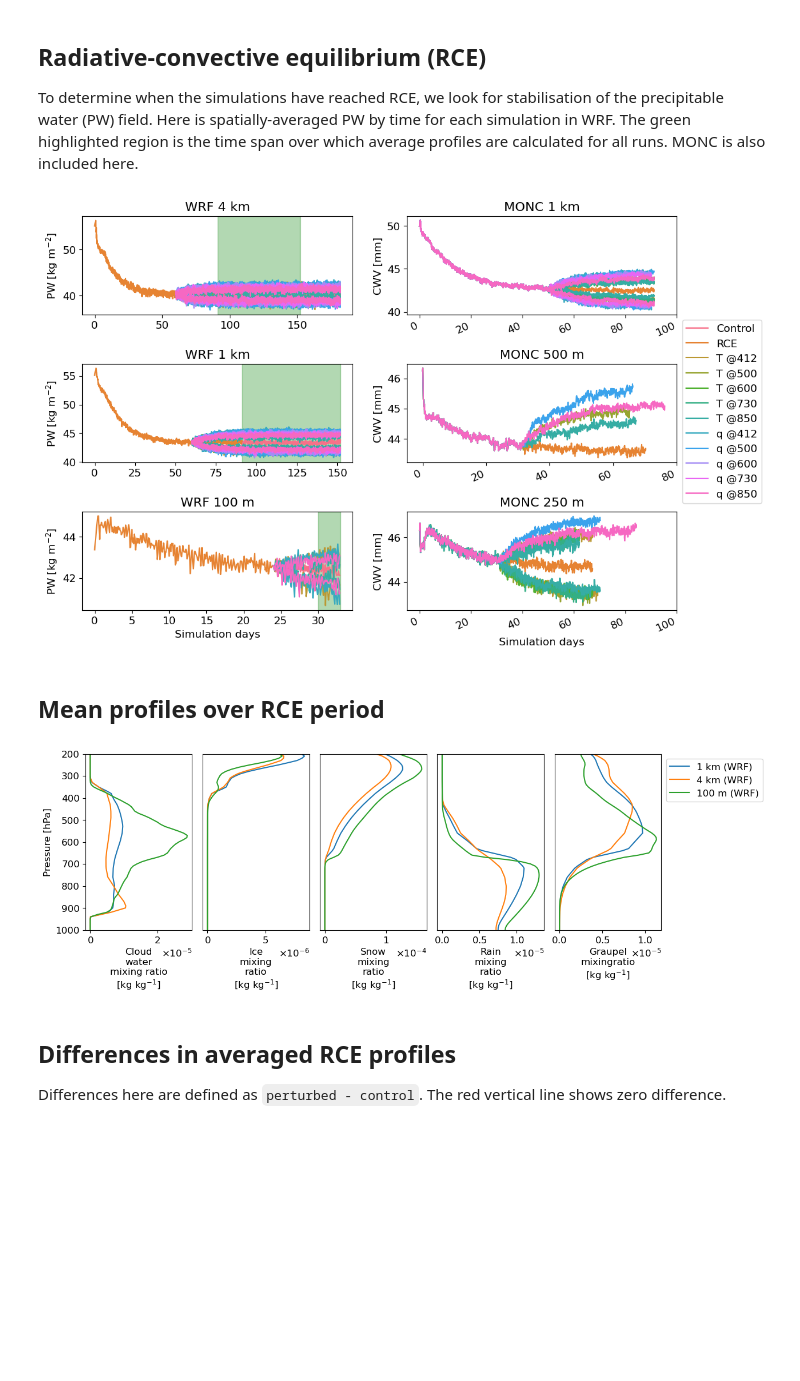
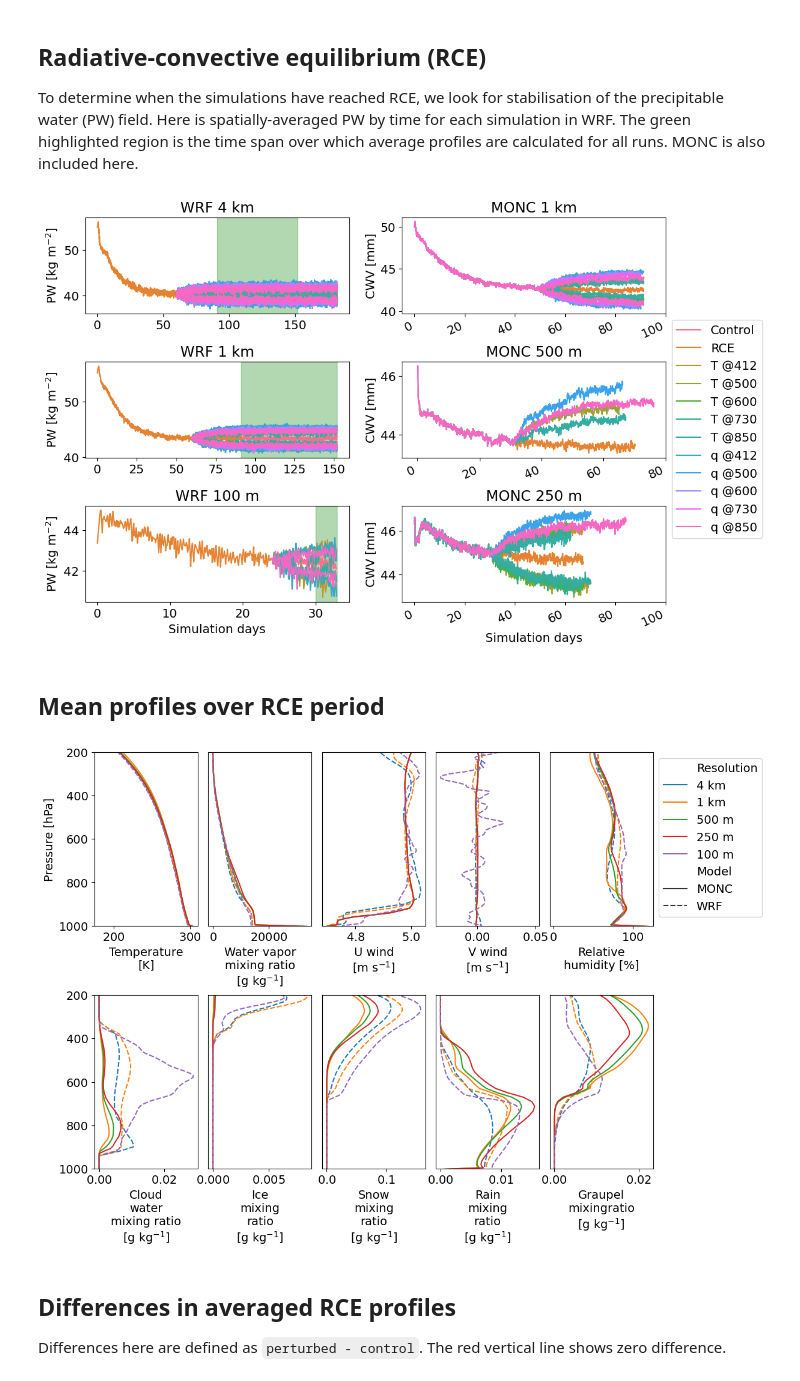
Before and after one commit to traupach/wrf_lrf_les, a Jupyter notebook: analysis/perturbation_analysis.ipynb, the cells around one changed output. Saved outputs shown, nothing was run; the diff lists cells and outputs as text; code cells hidden in the pictures; blank space fills up the shorter version.

Commit message:
Updated rce profiles figure.

```diff
--- a/analysis/perturbation_analysis.ipynb
+++ b/analysis/perturbation_analysis.ipynb
@@ -63,7 +63,7 @@ inputs = wp.input_map(perts=perts, basedir=basedir)
 
 # Figure settings.
 plt.rcParams["figure.figsize"] = wp.FIGURE_SIZE  # Figure size for non-facetted plots.
-plt.rcParams["font.size"] = 12  # Font size for plots.
+plt.rcParams["font.size"] = 14  # Font size for plots.
 plt.rcParams["axes.formatter.useoffset"] = False  # Don't use offsets in plots.
 
 plot_levels = [850, 500, 410, 100]  # Pressure levels to plot individually [hPa].
@@ -105,7 +105,7 @@ wp.plot_ts_wrf_monc(
     file='paper/figures/runs_timeseries.pdf',
 )
 # %% [output]
-[figure, old version]
+[figure, new version]
 # %% [markdown]
 ## Mean profiles over RCE period
 # %%
@@ -113,5 +113,15 @@ reload(wp)
 monc_ctrl_profs = wp.read_MONC_profs()
 wrf_ctrl_profs = pd.concat([wrf_profs[x].sel(Dataset="Control").to_dataframe().drop(columns='Dataset').assign(res=x, model='WRF') for x in wrf_profs])
 wrf_ctrl_profs = wrf_ctrl_profs.reset_index()
+
+# Convert wrf mixing ratios to g kg-1.
+wrf_ctrl_profs['q'] = wrf_ctrl_profs.q * 1000
+wrf_ctrl_profs['q'] = wrf_ctrl_profs.q * 1000
+wrf_ctrl_profs['qcloud'] = wrf_ctrl_profs.qcloud * 1000
+wrf_ctrl_profs['qice'] = wrf_ctrl_profs.qice * 1000
+wrf_ctrl_profs['qsnow'] = wrf_ctrl_profs.qsnow * 1000
+wrf_ctrl_profs['qrain'] = wrf_ctrl_profs.qrain * 1000
+wrf_ctrl_profs['qgraup'] = wrf_ctrl_profs.qgraup * 1000
+
 profs = pd.concat([wrf_ctrl_profs, monc_ctrl_profs])
 profs = profs.rename(columns={'res': 'Resolution', 'model': 'Model'})
@@ -120,17 +128,25 @@ wp.plot_mean_profiles(profs=profs, file='paper/figures/rce_profiles.pdf')
 # %%
+reload(wp)
 wp.plot_mean_profiles(
-    wrf_profs,
-    variables=["qcloud", "qice", "qsnow", "qrain", "qgraup"],
+    profs=profs,
+    variables=['tk', 'q', 'ua', 'va', 'rh', 'qcloud', 'qice', 'qsnow', 'qrain', 'qgraup'],
     relabel={
-        "qcloud": "Cloud\nwater\nmixing ratio\n[kg kg$^{-1}$]",
-        "qice": "Ice\nmixing\nratio\n[kg kg$^{-1}$]",
-        "qsnow": "Snow\nmixing\nratio\n[kg kg$^{-1}$]",
-        "qrain": "Rain\nmixing\nratio\n[kg kg$^{-1}$]",
-        "qgraup": "Graupel\nmixingratio\n[kg kg$^{-1}$]",
+        'tk': 'Temperature\n[K]',
+        'q': 'Water vapor\nmixing ratio\n[g kg$^{-1}$]',
+        'ua': 'U wind\n[m s$^{-1}$]',
+        'va': 'V wind\n[m s$^{-1}$]',
+        'rh': 'Relative\nhumidity [%]',
+        'qcloud': 'Cloud\nwater\nmixing ratio\n[g kg$^{-1}$]',
+        'qice': 'Ice\nmixing\nratio\n[g kg$^{-1}$]',
+        'qsnow': 'Snow\nmixing\nratio\n[g kg$^{-1}$]',
+        'qrain': 'Rain\nmixing\nratio\n[g kg$^{-1}$]',
+        'qgraup': 'Graupel\nmixingratio\n[g kg$^{-1}$]',
     },
+    file='paper/figures/rce_profiles.pdf',
+    figsize=(12,9)
 )
 # %% [output]
-[figure, old version]
+[figure, new version]
 # %% [markdown]
 ## Differences in averaged RCE profiles
 
```
Also changed, not shown: parts of 1 cell of this notebook, 4 other files.
